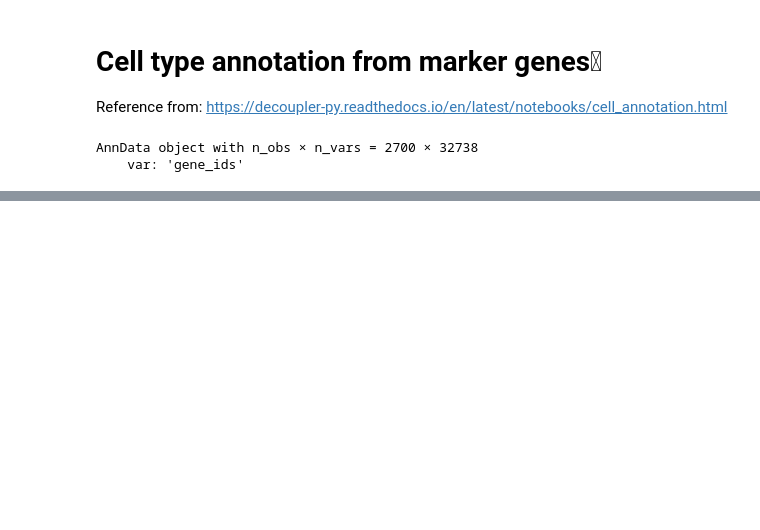
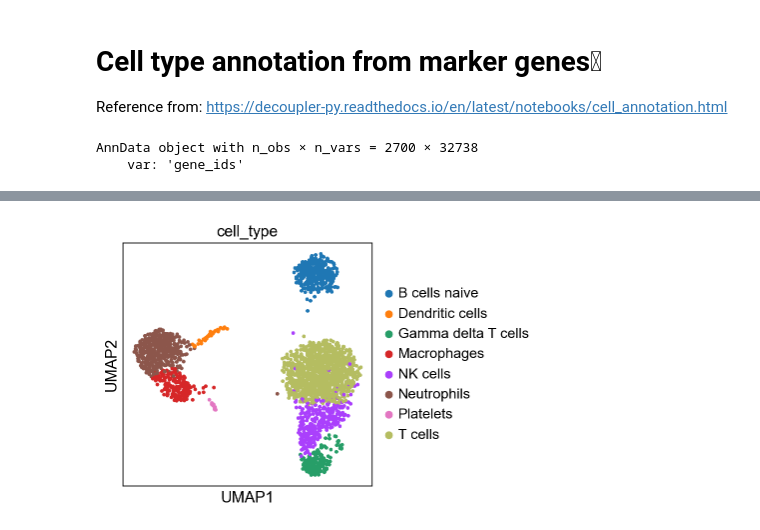
Before and after one commit to chaochungkuo/dobioinformatics, a Jupyter notebook: scRNAseq-annotation/decoupler/decoupler-annotation-marker-genes.ipynb, the cells around one changed output, grey strips where cells are left out. Saved outputs shown, nothing was run; the diff lists cells and outputs as text; code cells hidden in the pictures; blank space fills up the shorter version.

```diff
--- a/scRNAseq-annotation/decoupler/decoupler-annotation-marker-genes.ipynb
+++ b/scRNAseq-annotation/decoupler/decoupler-annotation-marker-genes.ipynb
@@ -64,0 +193,3 @@ ImportError: Please install the leiden algorithm: `conda install -c conda-forge
+# %%
+annotation_dict = df.groupby('group').head(1).set_index('group')['names'].to_dict()
+annotation_dict
@@ -64,0 +205,8 @@ ImportError: Please install the leiden algorithm: `conda install -c conda-forge
+# %%
+# Add cell type column based on annotation
+adata.obs['cell_type'] = [annotation_dict[clust] for clust in adata.obs['leiden']]
+
+# Visualize
+sc.pl.umap(adata, color='cell_type')
+# %% [output]
+[figure, added]
```
Also changed, not shown: parts of 12 cells of this notebook, 1 other file.
